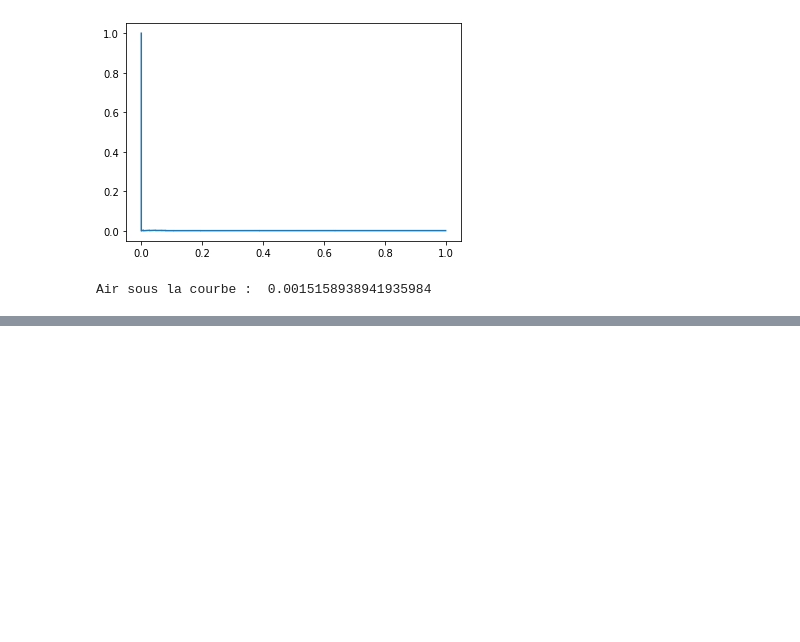
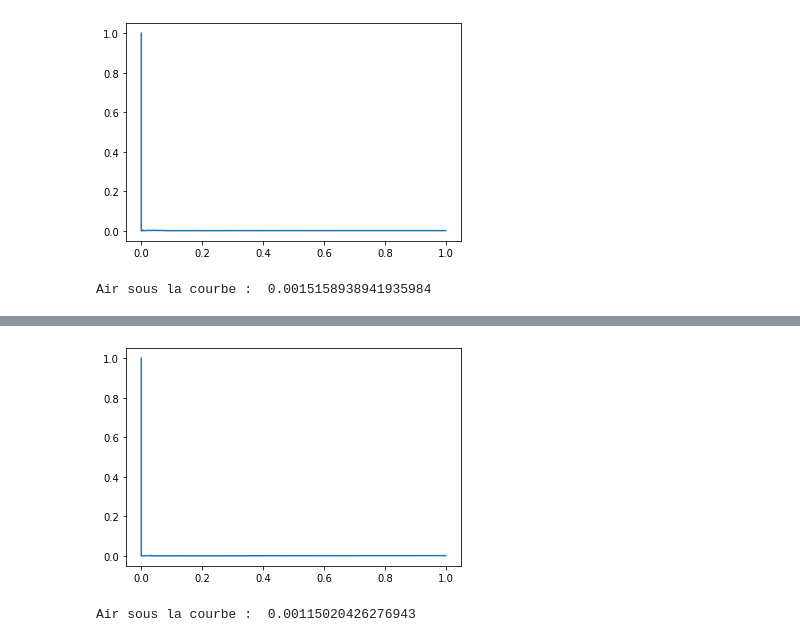
Before and after one commit to TheoVedis/ProjectInterPromo, a Jupyter notebook: dev/analyse_preliminaire/code/huishan/CategorieTest.ipynb, the cells around one changed output, grey strips where cells are left out. Cells and saved outputs as stored; diff of their text form; code cells hidden in the pictures; blank space fills up the shorter version.

```diff
--- a/dev/analyse_preliminaire/code/huishan/CategorieTest.ipynb
+++ b/dev/analyse_preliminaire/code/huishan/CategorieTest.ipynb
@@ -439,0 +529,4 @@ Air sous la courbe :  0.0015158938941935984
+# %%
+    clf_name = 'IForest'
+    clf = IForest()
+    clf.fit(df_signa)
@@ -439,0 +554,9 @@ Air sous la courbe :  0.0015158938941935984
+# %%
+y_pred = clf.labels_
+y_scores = clf.decision_scores_
+# %%
+value, f1_score, precision, recall = evaluation(y_scores, data["TOP_FRAUDE"], display=True)
+print("Air sous la courbe : ", value)
+# %% [output]
+[figure, added]
+Air sous la courbe :  0.00115020426276943
```
Also changed, not shown: parts of 90 cells of this notebook.
